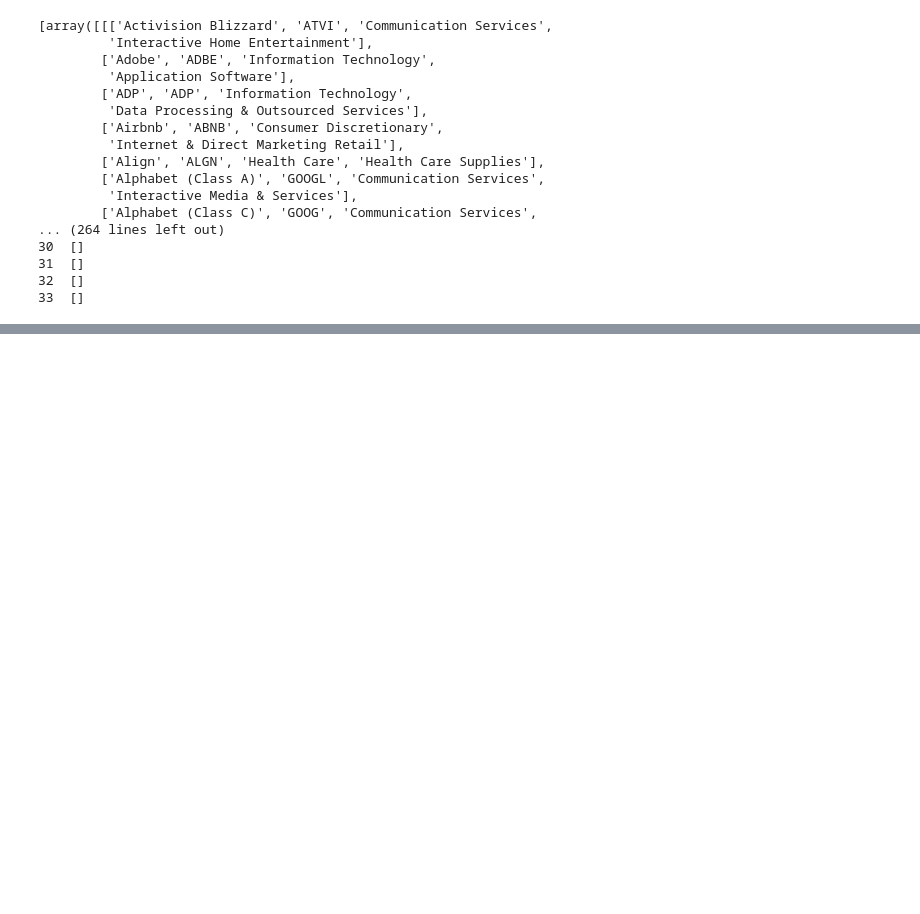
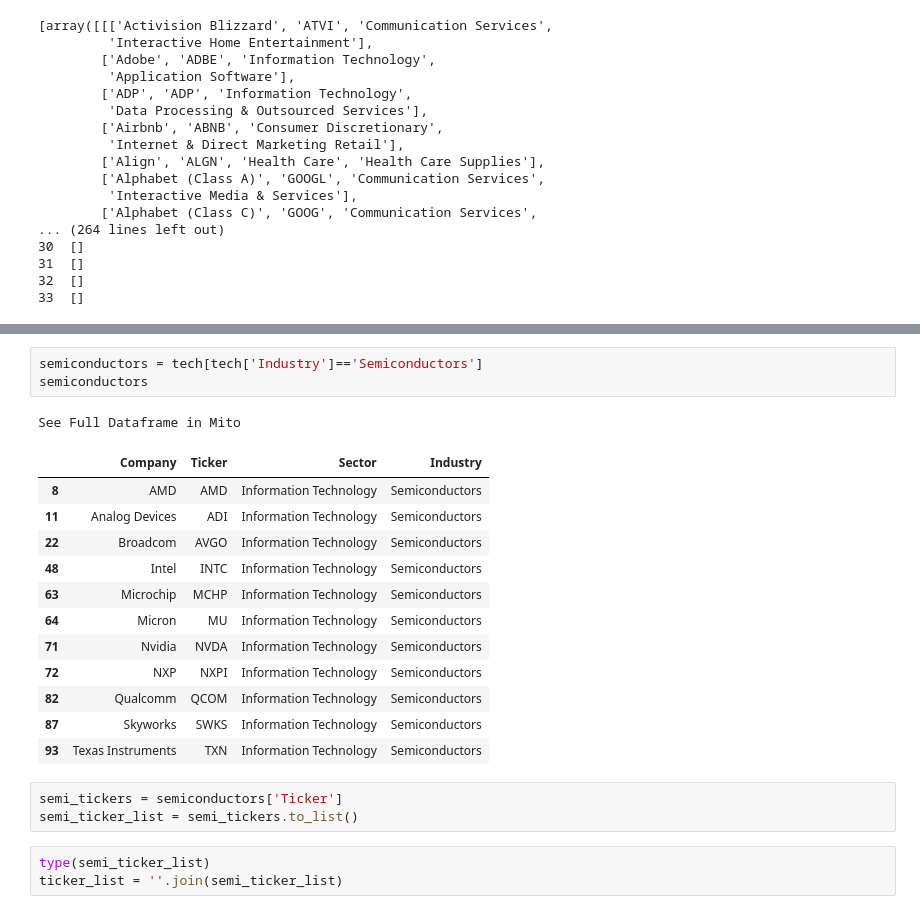
Before and after one commit to bme3412/Python, a Jupyter notebook: Projects/yahoofinance/yf.ipynb, the cells around one changed output, grey strips where cells are left out. Drawn from its saved outputs; the diff is of its cells as text; blank space fills up the shorter version.

```diff
--- a/Projects/yahoofinance/yf.ipynb
+++ b/Projects/yahoofinance/yf.ipynb
@@ -402,0 +659,23 @@ for array in splits2:
+# %%
+semiconductors = tech[tech['Industry']=='Semiconductors']
+semiconductors
+# %% [output]
+See Full Dataframe in Mito
+|  | Company | Ticker | Sector | Industry |
+| 8 | AMD | AMD | Information Technology | Semiconductors |
+| 11 | Analog Devices | ADI | Information Technology | Semiconductors |
+| 22 | Broadcom | AVGO | Information Technology | Semiconductors |
+| 48 | Intel | INTC | Information Technology | Semiconductors |
+| 63 | Microchip | MCHP | Information Technology | Semiconductors |
+| 64 | Micron | MU | Information Technology | Semiconductors |
+| 71 | Nvidia | NVDA | Information Technology | Semiconductors |
+| 72 | NXP | NXPI | Information Technology | Semiconductors |
+| 82 | Qualcomm | QCOM | Information Technology | Semiconductors |
+| 87 | Skyworks | SWKS | Information Technology | Semiconductors |
+| 93 | Texas Instruments | TXN | Information Technology | Semiconductors |
+# %%
+semi_tickers = semiconductors['Ticker']
+semi_ticker_list = semi_tickers.to_list()
+# %%
+type(semi_ticker_list)
+ticker_list = ''.join(semi_ticker_list)
```
Also changed, not shown: parts of 25 cells of this notebook.
